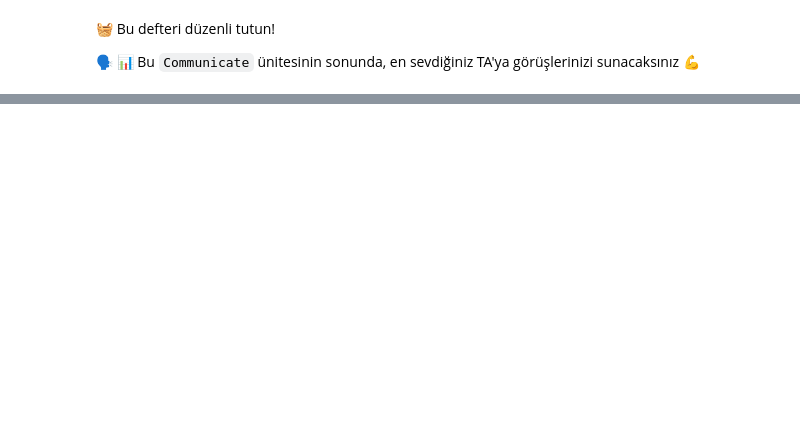
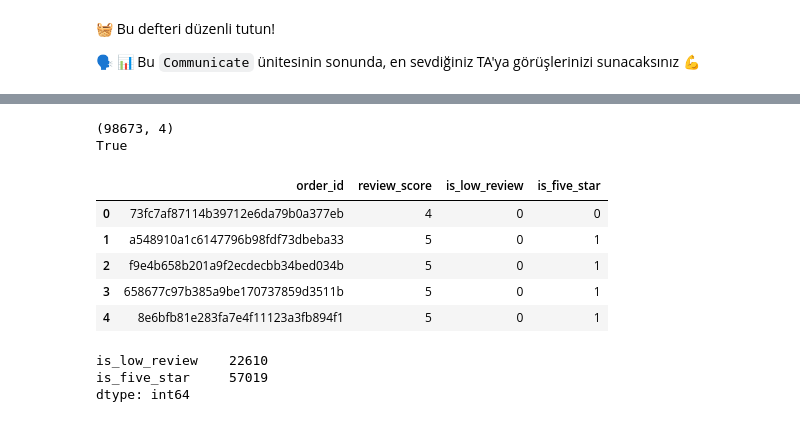
Before and after one commit to gunay-ozsoy/data-olist-ceo-request, a Jupyter notebook: CEO_request.ipynb, the cells around one changed output, grey strips where cells are left out. Cells and saved outputs as stored; diff of their text form; code cells hidden in the pictures; blank space fills up the shorter version.

```diff
--- a/CEO_request.ipynb
+++ b/CEO_request.ipynb
@@ -350,0 +359,12 @@ IT\_cost = \alpha \sqrt{n\_sellers} + \beta \sqrt{n\_items}
+# %%
+from olist.data import Olist  # Olist veri setini yüklemeye yarayan sınıfı içe aktarır
+
+data = Olist().get_data()     # Tüm tabloları (orders, order_reviews, order_payments vb.) bir dict olarak getirir
+
+df_orders   = data["orders"].copy()          # orders tablosunu DataFrame olarak alır (orijinali bozmamak için copy)
+df_reviews  = data["order_reviews"].copy()   # order_reviews tablosunu DataFrame olarak alır
+df_payments = data["order_payments"].copy()  # order_payments tablosunu DataFrame olarak alır
+
+print("df_orders columns:\n", df_orders.columns)        # orders DataFrame'inin kolon isimlerini yazdırır
+print("\ndf_reviews columns:\n", df_reviews.columns)    # reviews DataFrame'inin kolon isimlerini yazdırır
+print("\ndf_payments columns:\n", df_payments.columns)  # payments DataFrame'inin kolon isimlerini yazdırır
@@ -354,0 +471,27 @@ IT\_cost = \alpha \sqrt{n\_sellers} + \beta \sqrt{n\_items}
+# %%
+reviews_agg = df_reviews[['order_id','review_score']].copy()  # reviews tablosundan sadece order_id ve review_score kolonlarını alır (orijinali bozmamak için copy)
+
+reviews_agg["review_score"] = pd.to_numeric(reviews_agg["review_score"], errors="coerce")  # review_score'u sayısala çevirir; çevrilemeyenleri NaN yapar
+reviews_agg = reviews_agg.dropna(subset=['review_score'])                                  # review_score'u boş (NaN) olan satırları atar
+
+reviews_agg = reviews_agg.drop_duplicates(subset=['order_id'])                             # her order_id için tek satır kalacak şekilde tekilleştirir (ilk görüleni tutar)
+
+reviews_agg["is_low_review"]  = (reviews_agg["review_score"] <= 3).astype(int)            # 3 ve altı puanları 1, diğerlerini 0 yapar (low review flag)
+reviews_agg["is_five_star"] = (reviews_agg["review_score"] == 5).astype(int)              # 5 puanları 1, diğerlerini 0 yapar (five-star flag)
+
+print(reviews_agg.shape)                                                                   # (satır, kolon) sayısını kontrol eder
+print(reviews_agg["order_id"].is_unique)                                                   # order_id'ler unique mi? (True olmalı; merge'de satır şişmesini önler)
+display(reviews_agg.head())                                                                # ilk 5 satırı gözle kontrol için gösterir
+print(reviews_agg[["is_low_review","is_five_star"]].sum())                                 # flag kolonlarındaki 1'lerin toplamını verir (kaç low review / kaç five-star var)
+# %% [output]
+(98673, 4)
+True
+|  | order_id | review_score | is_low_review | is_five_star |
+| 0 | 73fc7af87114b39712e6da79b0a377eb | 4 | 0 | 0 |
+| 1 | a548910a1c6147796b98fdf73dbeba33 | 5 | 0 | 1 |
+| 2 | f9e4b658b201a9f2ecdecbb34bed034b | 5 | 0 | 1 |
+| 3 | 658677c97b385a9be170737859d3511b | 5 | 0 | 1 |
+| 4 | 8e6bfb81e283fa7e4f11123a3fb894f1 | 5 | 0 | 1 |
+is_low_review    22610
+is_five_star     57019
+dtype: int64
```
Also changed, not shown: parts of 15 cells of this notebook.
